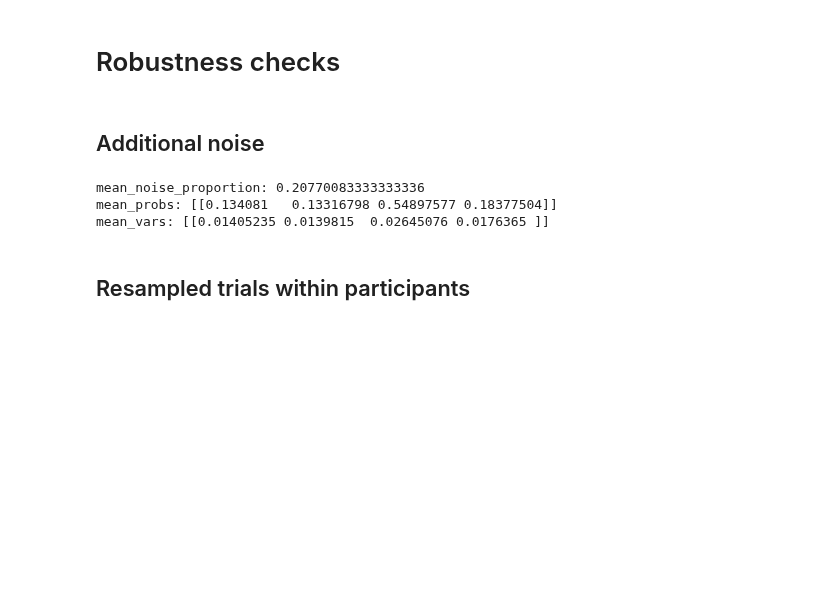
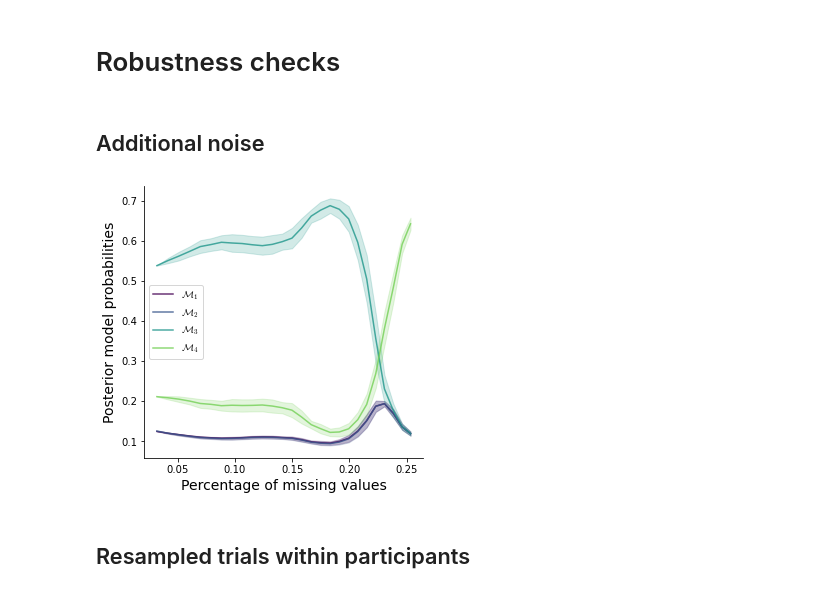
Before and after one commit to elseml/DeepHierarchicalModelComparison, a Jupyter notebook: notebooks/03_levy_flight_application/05_apply_networks.ipynb, the cells around one changed output. Saved outputs shown, nothing was run; the diff lists cells and outputs as text; code cells hidden in the pictures; blank space fills up the shorter version.

Commit message:
perform robustness check against additional noise

```diff
--- a/notebooks/03_levy_flight_application/05_apply_networks.ipynb
+++ b/notebooks/03_levy_flight_application/05_apply_networks.ipynb
@@ -181,11 +151,12 @@ mean_noise_proportion, mean_probs, mean_vars = mean_predictions_noisy_data(empir
-# %%
-print(f'mean_noise_proportion: {mean_noise_proportion}')
-print(f'mean_probs: {mean_probs}')
-print(f'mean_vars: {mean_vars}')
-# %% [output]
-mean_noise_proportion: 0.20770083333333336
-mean_probs: [[0.134081   0.13316798 0.54897577 0.18377504]]
-mean_vars: [[0.01405235 0.0139815  0.02645076 0.0176365 ]]
+# %%
+added_noise_percentages = np.arange(0, 0.27, 0.01)
+mean_noise_proportion_list, mean_probs, mean_sds, mean_vars = inspect_robustness_noise(added_noise_percentages,
+                                                                                       empirical_data, evidence_net,
+                                                                                       summary_net, n_runs=100)
+
+plot_noise_robustness(mean_noise_proportion_list, mean_probs, mean_sds, labels, save=False)
+# %% [output]
+[figure, added]
 # %% [markdown]
 ## Resampled trials within participants
 # %%
```
Also changed, not shown: parts of 7 cells of this notebook, 2 other files.
